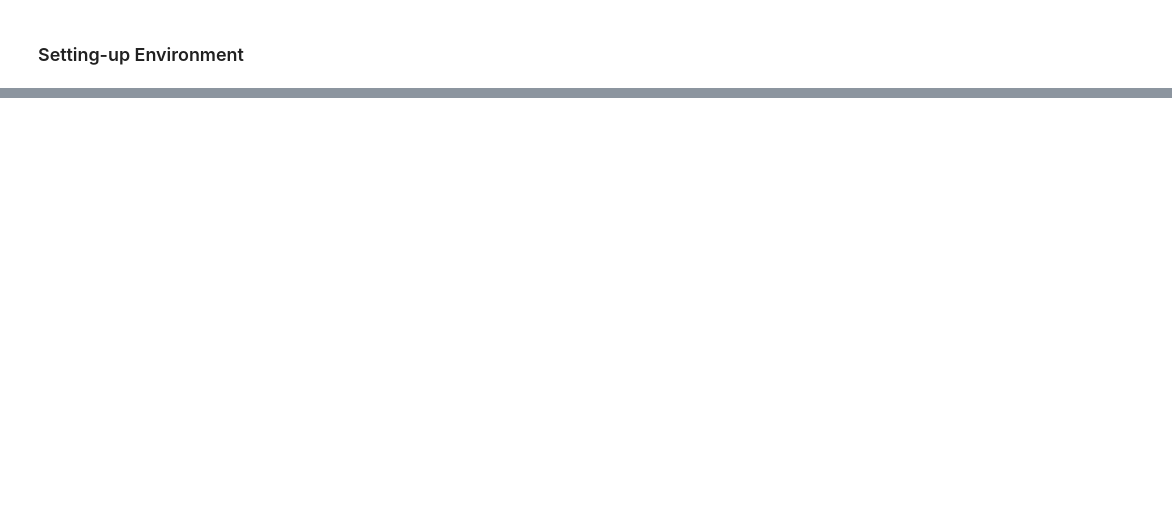
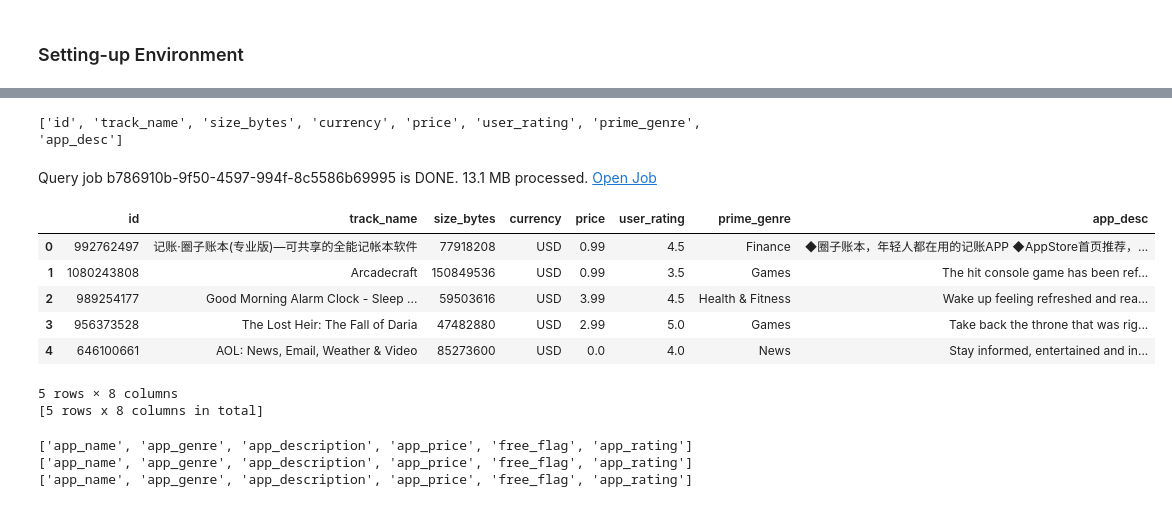
Before and after one commit to smvinodkumar910/market-mirror, a Jupyter notebook: backend/04_processing_data_02.ipynb, the cells around one changed output, grey strips where cells are left out. Saved outputs shown, nothing was run; the diff lists cells and outputs as text; code cells hidden in the pictures; blank space fills up the shorter version.

```diff
--- a/backend/04_processing_data_02.ipynb
+++ b/backend/04_processing_data_02.ipynb
@@ -25,3 +25,7 @@ from bigframes.ml import llm
 
 bpd.options.bigquery.project = PROJECT_ID
 bpd.options.bigquery.location = LOCATION
+# %%
+google_app_df = bpd.read_gbq(f'{PROJECT_ID}.{BQ_SILVER_DATASET}.T_GOOGLE_APP_DETAILS')
+windows_app_df = bpd.read_gbq(f'{PROJECT_ID}.{BQ_SILVER_DATASET}.T_WINDOWS_APP_DETAILS')
+apple_app_df = bpd.read_gbq(f'{PROJECT_ID}.{BQ_SILVER_DATASET}.T_APPLE_APP_DETAILS')
@@ -68,0 +196,18 @@ $sql
+# %%
+## Processing Apple
+
+print(apple_app_df.columns.tolist())
+# %% [output]
+['id', 'track_name', 'size_bytes', 'currency', 'price', 'user_rating', 'prime_genre', 'app_desc']
+# %%
+apple_app_df.head()
+# %% [output]
+Query job b786910b-9f50-4597-994f-8c5586b69995 is DONE. 13.1 MB processed. Open Job
+|  | id | track_name | size_bytes | currency | price | user_rating | prime_genre | app_desc |
+| 0 | 992762497 | 记账·圈子账本(专业版)—可共享的全能记帐本软件 | 77918208 | USD | 0.99 | 4.5 | Finance | ◆圈子账本，年轻人都在用的记账APP ◆AppStore首页推荐，... |
+| 1 | 1080243808 | Arcadecraft | 150849536 | USD | 0.99 | 3.5 | Games | The hit console game has been ref... |
+| 2 | 989254177 | Good Morning Alarm Clock - Sleep ... | 59503616 | USD | 3.99 | 4.5 | Health & Fitness | Wake up feeling refreshed and rea... |
+| 3 | 956373528 | The Lost Heir: The Fall of Daria | 47482880 | USD | 2.99 | 5.0 | Games | Take back the throne that was rig... |
+| 4 | 646100661 | AOL: News, Email, Weather & Video | 85273600 | USD | 0.0 | 4.0 | News | Stay informed, entertained and in... |
+5 rows × 8 columns
+[5 rows x 8 columns in total]
@@ -68,0 +224,8 @@ $sql
+# %%
+print(google_app_df.columns.tolist())
+print(windows_app_with_price_extract.columns.tolist())
+print(apple_app_df.columns.tolist())
+# %% [output]
+['app_name', 'app_genre', 'app_description', 'app_price', 'free_flag', 'app_rating']
+['app_name', 'app_genre', 'app_description', 'app_price', 'free_flag', 'app_rating']
+['app_name', 'app_genre', 'app_description', 'app_price', 'free_flag', 'app_rating']
```
Also changed, not shown: parts of 30 cells of this notebook, 5 other files.
